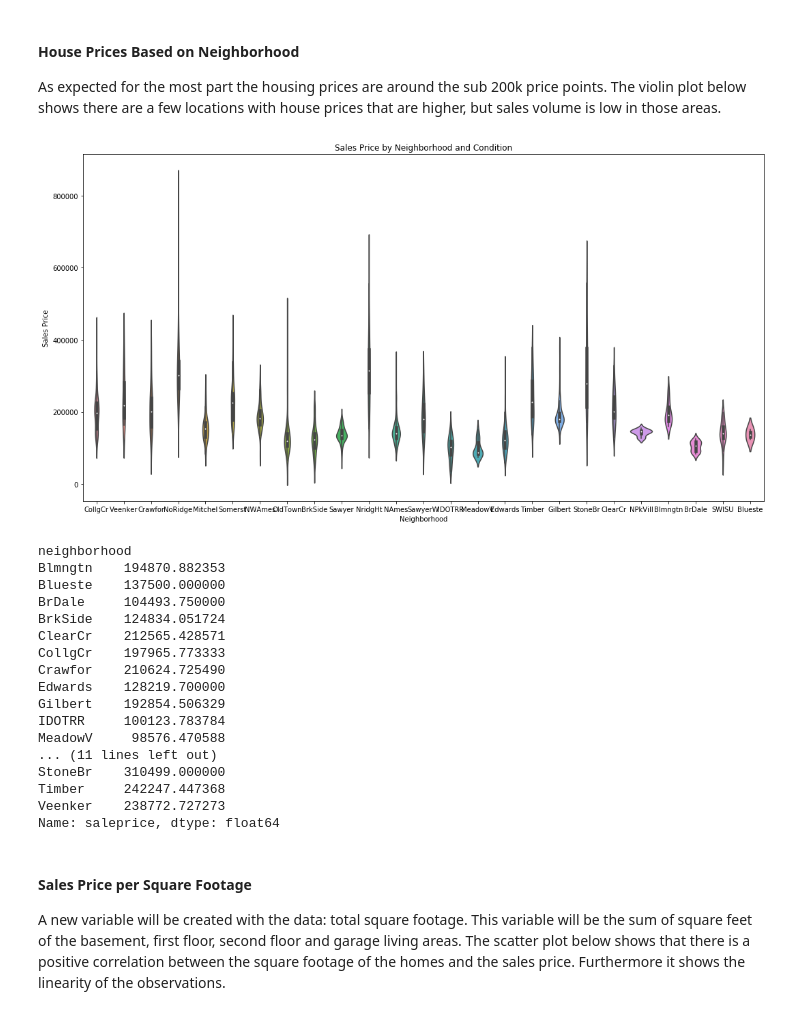
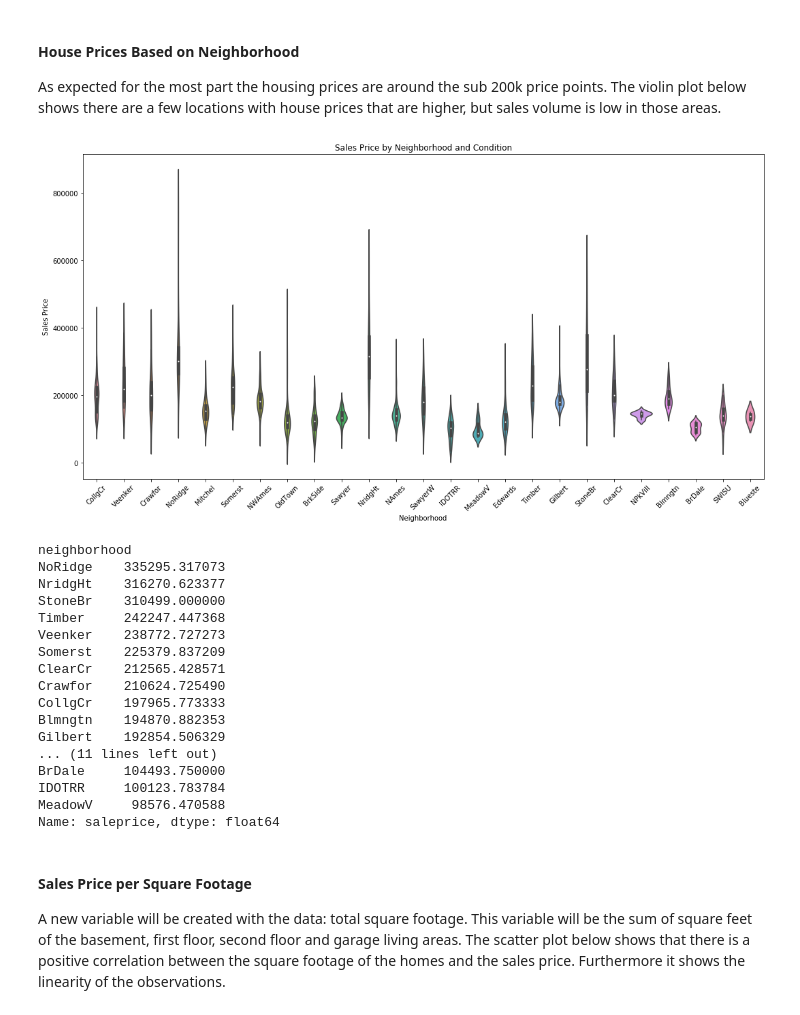
Before and after one commit to andrewab981/Thinkful, a Jupyter notebook: Module 19/19.8 Predicting House Prices Challenge.ipynb, the cells around one changed output. Saved outputs shown, nothing was run; the diff lists cells and outputs as text; code cells hidden in the pictures.

```diff
--- a/Module 19/19.8 Predicting House Prices Challenge.ipynb
+++ b/Module 19/19.8 Predicting House Prices Challenge.ipynb
@@ -131,37 +131,39 @@ As expected for the most part the housing prices are around the sub 200k price p
 # %%
 plt.figure(figsize=(15, 8))
 
 # Plot salesprice per neighborhood
-sns.violinplot(df['neighborhood'], df['saleprice'])
+ax = sns.violinplot(data=df, x='neighborhood', y='saleprice')
 
 plt.title('Sales Price by Neighborhood and Condition')
 plt.ylabel('Sales Price')
 plt.xlabel('Neighborhood')
+ax.set_xticklabels(ax.get_xticklabels(),rotation=45)
 
 plt.tight_layout()
 plt.show()
 # %% [output]
-[figure, old version]
+[figure, new version]
 # %%
 # Below shows the average salesprice per neighborhood
-df.groupby('neighborhood')['saleprice'].mean()
+df.groupby('neighborhood')['saleprice'].mean().sort_values(
+    ascending=False)
 # %% [output]
 neighborhood
-Blmngtn    194870.882353
-Blueste    137500.000000
-BrDale     104493.750000
-BrkSide    124834.051724
-ClearCr    212565.428571
-CollgCr    197965.773333
-Crawfor    210624.725490
-Edwards    128219.700000
-Gilbert    192854.506329
-IDOTRR     100123.783784
-MeadowV     98576.470588
-... (11 lines left out)
+NoRidge    335295.317073
+NridgHt    316270.623377
 StoneBr    310499.000000
 Timber     242247.447368
 Veenker    238772.727273
+Somerst    225379.837209
+ClearCr    212565.428571
+Crawfor    210624.725490
+CollgCr    197965.773333
+Blmngtn    194870.882353
+Gilbert    192854.506329
+... (11 lines left out)
+BrDale     104493.750000
+IDOTRR     100123.783784
+MeadowV     98576.470588
 Name: saleprice, dtype: float64
 # %% [markdown]
 #### Sales Price per Square Footage
```
Also changed, not shown: parts of 23 cells of this notebook.
